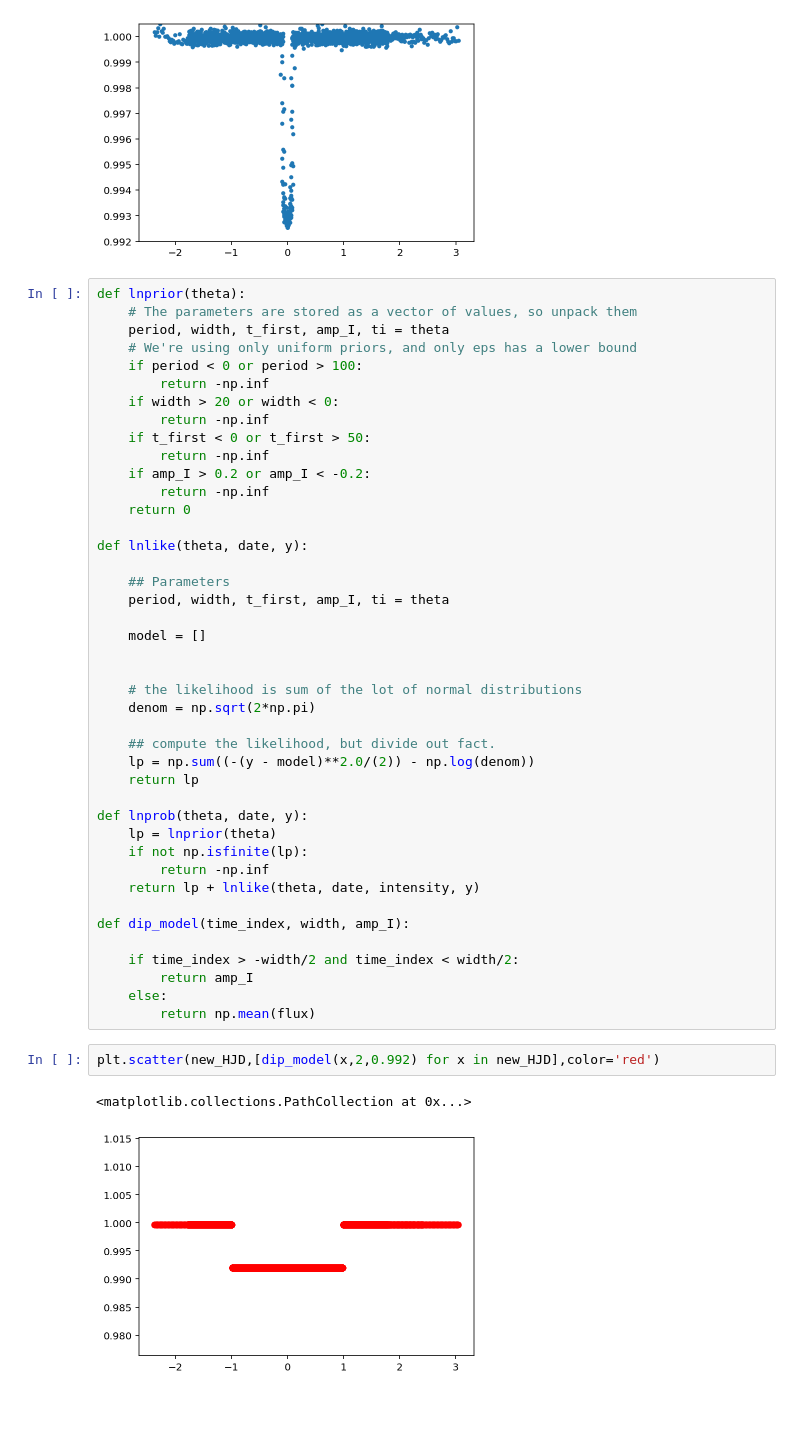
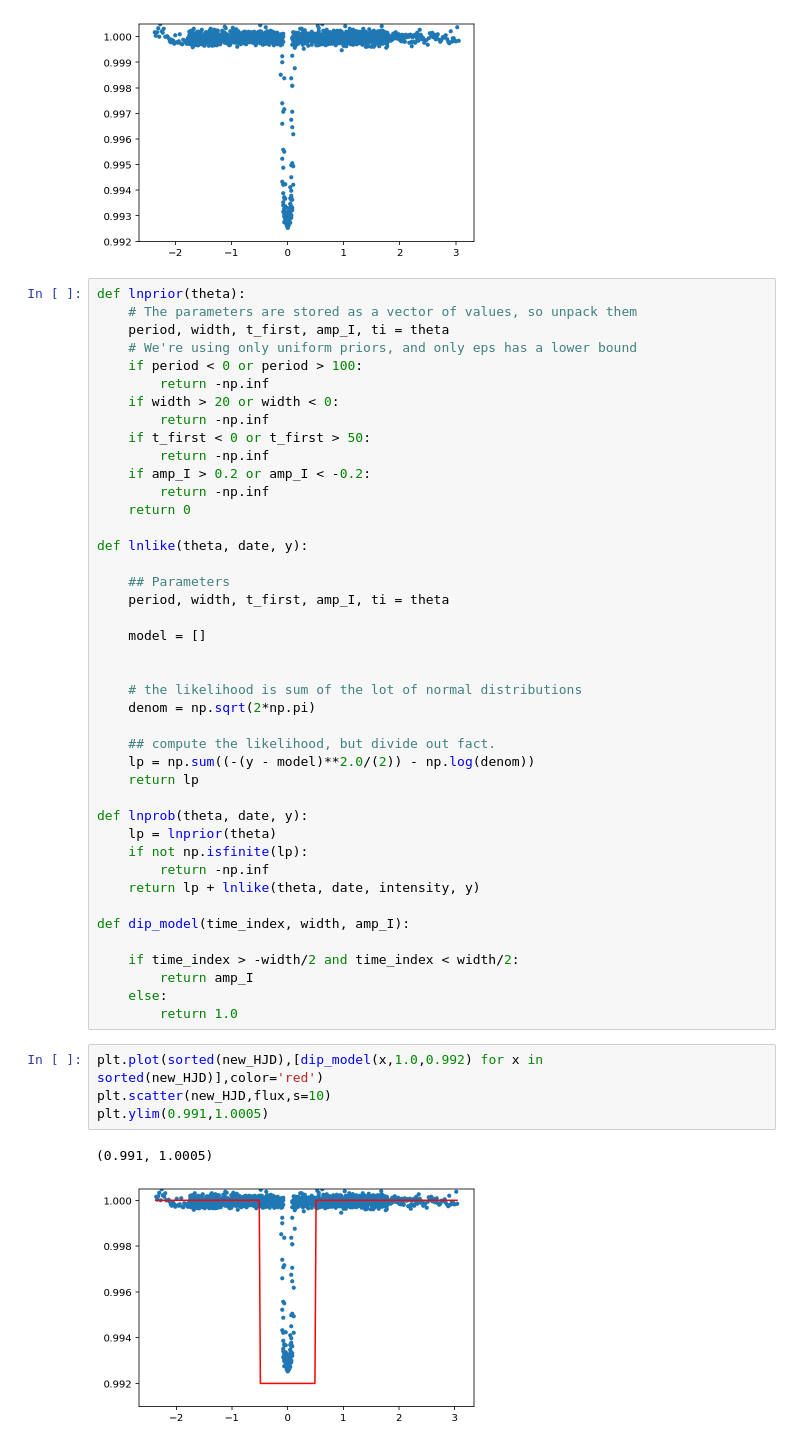
Before and after one commit to brendrach/Computational_Astro_ASTP720, a Jupyter notebook: Assignment_6/Assignment_6.ipynb, the cells around one changed output. Saved outputs shown, nothing was run; the diff lists cells and outputs as text; blank space fills up the shorter version.

Commit message:
Adjusting my fit model more

```diff
--- a/Assignment_6/Assignment_6.ipynb
+++ b/Assignment_6/Assignment_6.ipynb
@@ -92,9 +92,11 @@ def dip_model(time_index, width, amp_I):
     if time_index > -width/2 and time_index < width/2:
         return amp_I
     else:
-        return np.mean(flux)
+        return 1.0
 # %%
-plt.scatter(new_HJD,[dip_model(x,2,0.992) for x in new_HJD],color='red')
+plt.plot(sorted(new_HJD),[dip_model(x,1.0,0.992) for x in sorted(new_HJD)],color='red')
+plt.scatter(new_HJD,flux,s=10)
+plt.ylim(0.991,1.0005)
 # %% [output]
-<matplotlib.collections.PathCollection at 0x...>
+(0.991, 1.0005)
-[figure, old version]
+[figure, new version]
```
